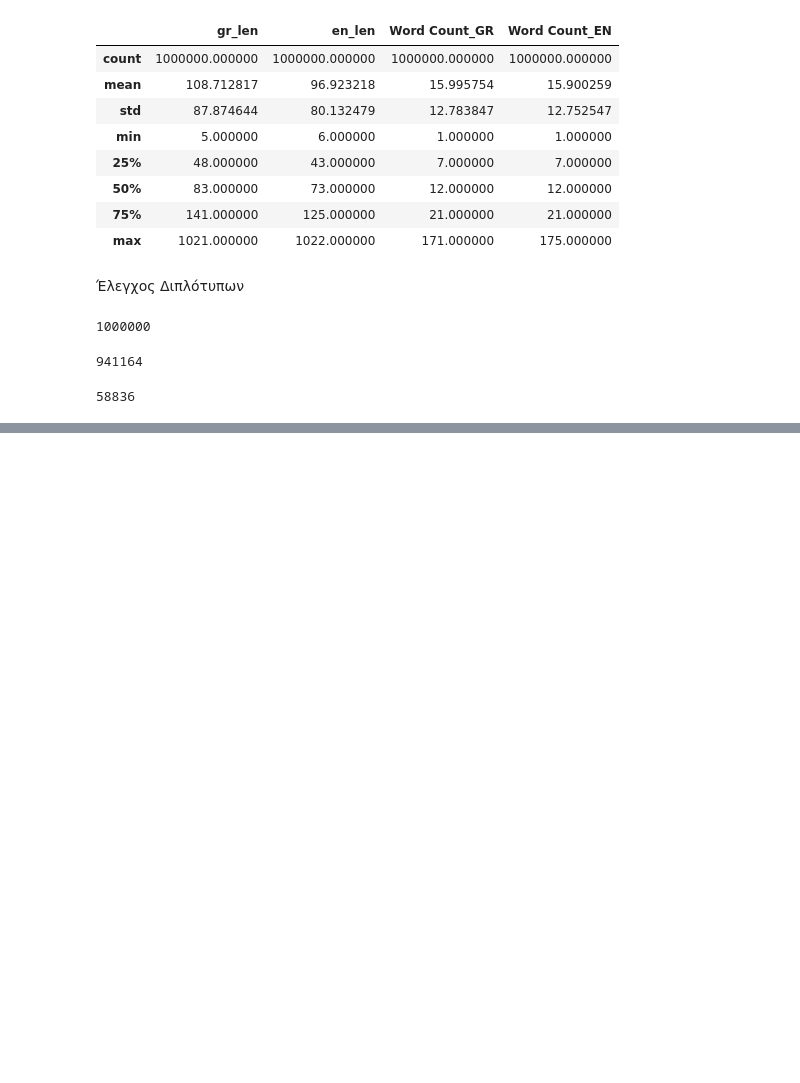
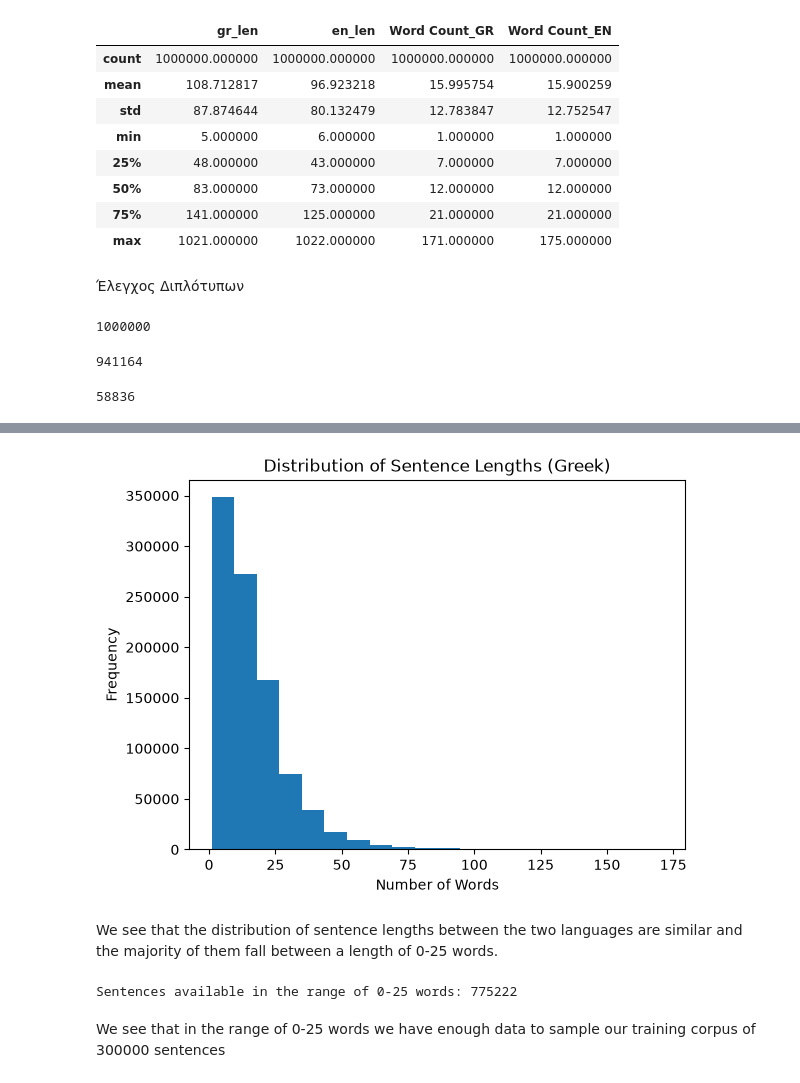
Before and after one commit to katerinadefto-svg/Machine-Translation-Group-Project-1, a Jupyter notebook: Untitled0 (1).ipynb, the cells around one changed output, grey strips where cells are left out. Drawn from its saved outputs; the diff is of its cells as text; code cells hidden in the pictures; blank space fills up the shorter version.

```diff
--- a/Untitled0 (1).ipynb
+++ b/Untitled0 (1).ipynb
@@ -147,0 +169,19 @@ len(data)
+# %%
+data["Word Count_GR"].plot.hist(bins=20)
+
+plt.title("Distribution of Sentence Lengths (Greek)")
+plt.xlabel("Number of Words")
+plt.ylabel("Frequency")
+
+plt.show()
+# %% [output]
+[figure, added]
+# %% [markdown]
+We see that the distribution of sentence lengths between the two languages are similar and the majority of them fall between a length of 0-25 words.
+# %%
+short_sentences = data[data["Word Count_GR"] <= 25]
+print(f"Sentences available in the range of 0-25 words: {len(short_sentences)}")
+# %% [output]
+Sentences available in the range of 0-25 words: 775222
+# %% [markdown]
+We see that in the range of 0-25 words we have enough data to sample our training corpus of 300000 sentences
```
Also changed, not shown: parts of 9 cells of this notebook, 5 other files.
